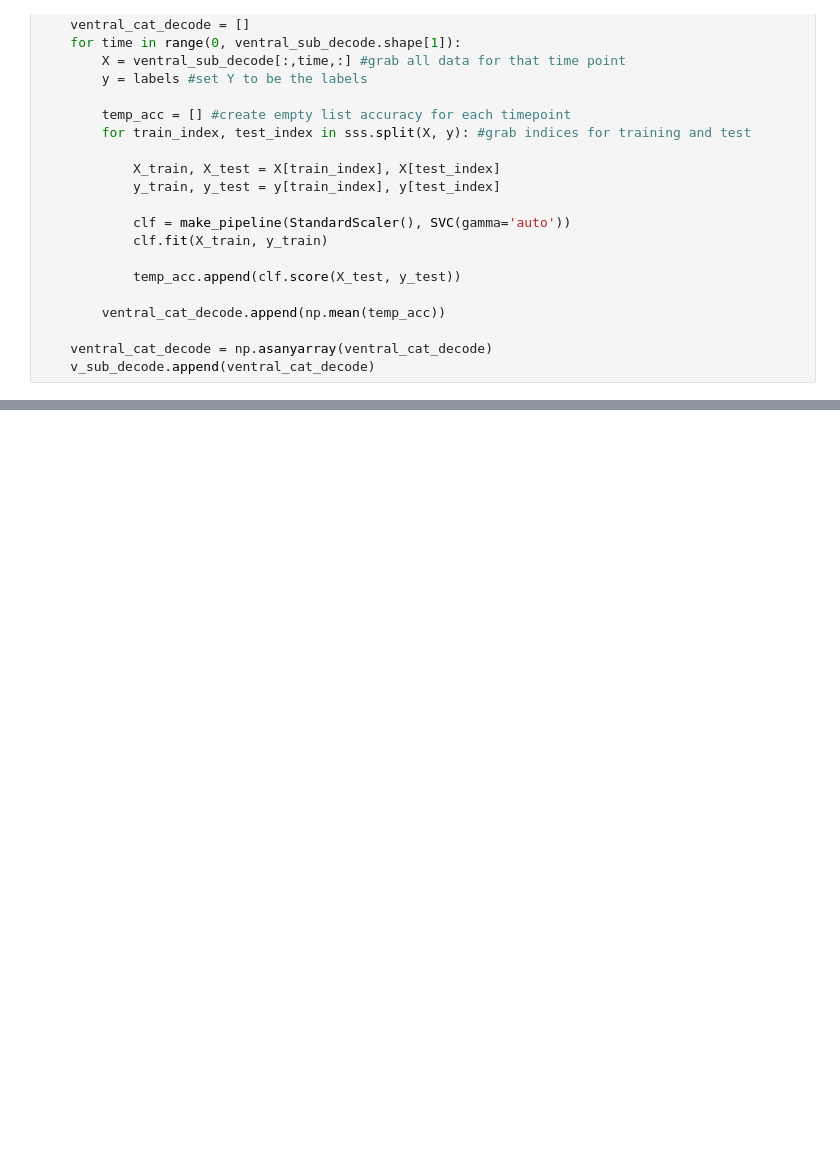
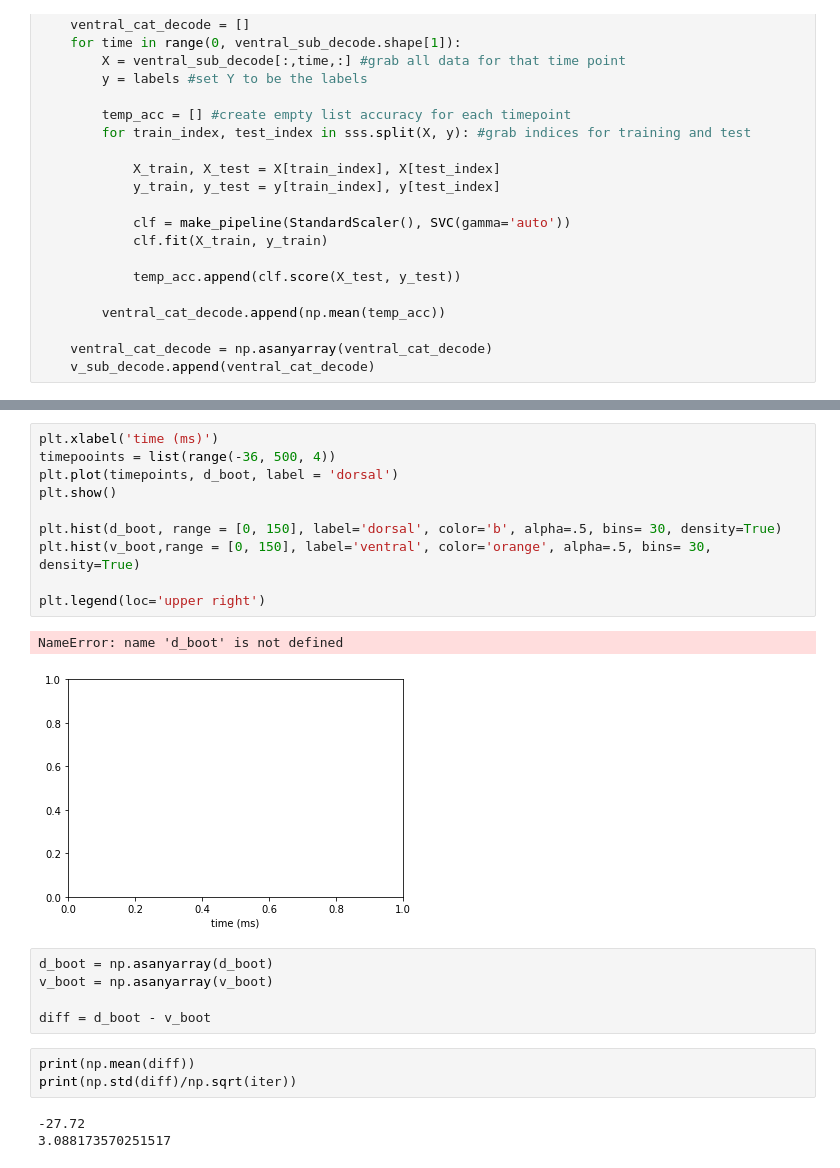
Before and after one commit to vayzenb/pepdoc, a Jupyter notebook: analysis/pepdoc_ana.ipynb, the cells around one changed output, grey strips where cells are left out. Saved outputs shown, nothing was run; the diff lists cells and outputs as text; blank space fills up the shorter version.

```diff
--- a/analysis/pepdoc_ana.ipynb
+++ b/analysis/pepdoc_ana.ipynb
@@ -270,0 +333,24 @@ plt.plot(timepoints, 1-(c_timecomp[:,1]))
+# %%
+plt.xlabel('time (ms)')
+timepooints = list(range(-36, 500, 4))
+plt.plot(timepoints, d_boot, label = 'dorsal')
+plt.show()
+
+plt.hist(d_boot, range = [0, 150], label='dorsal', color='b', alpha=.5, bins= 30, density=True)
+plt.hist(v_boot,range = [0, 150], label='ventral', color='orange', alpha=.5, bins= 30, density=True)
+
+plt.legend(loc='upper right')
+# %% [output]
+NameError: name 'd_boot' is not defined
+[figure, added]
+# %%
+d_boot = np.asanyarray(d_boot)
+v_boot = np.asanyarray(v_boot)
+
+diff = d_boot - v_boot
+# %%
+print(np.mean(diff))
+print(np.std(diff)/np.sqrt(iter))
+# %% [output]
+-27.72
+3.088173570251517
```
Also changed, not shown: parts of 12 cells of this notebook, 3 other files.
